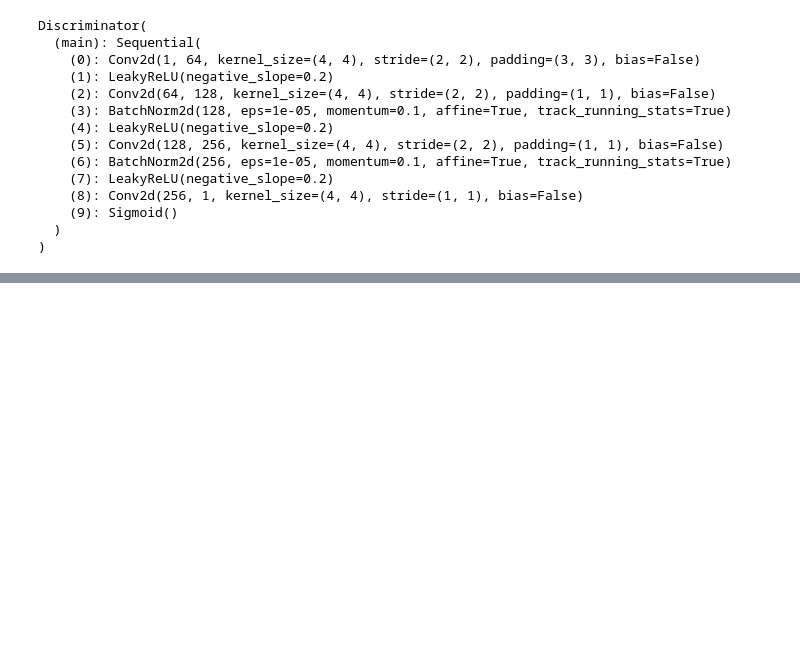
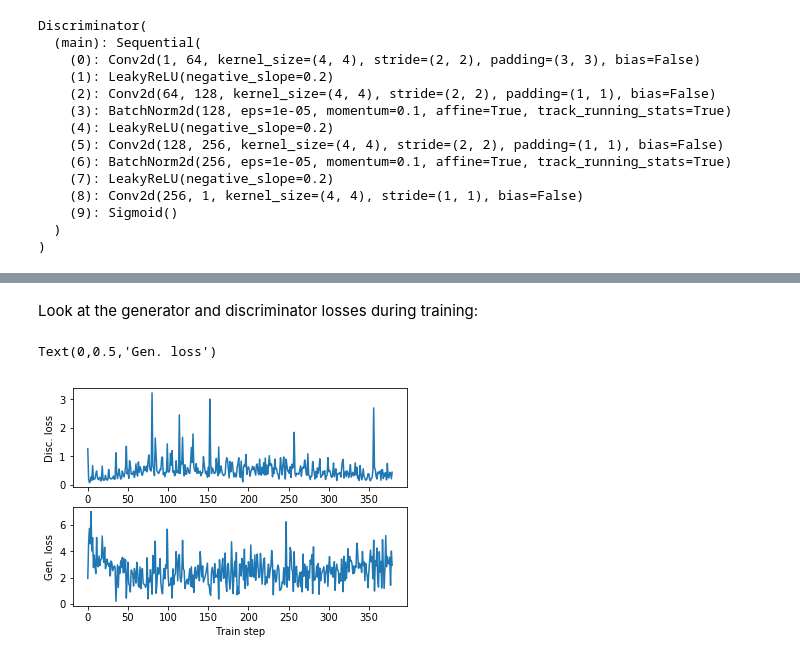
Before and after one commit to briantimar/pytorch-mnist-dcgan, a Jupyter notebook: train-mnist-dcgan.ipynb, the cells around one changed output, grey strips where cells are left out. Drawn from its saved outputs; the diff is of its cells as text; code cells hidden in the pictures; blank space fills up the shorter version.

Commit message:
training plots

```diff
--- a/train-mnist-dcgan.ipynb
+++ b/train-mnist-dcgan.ipynb
@@ -48,8 +75,6 @@ class Generator(nn.Module):
 
         self.latent_size = latent_size
 
-        #spatial extent at each layer
-        size = [4, 8, 16, 32]
         #kernel size
         self.kernel_size =4
         #(proportional to the) number of generator filters
@@ -168,6 +206,6 @@ Discriminator(
 # %%
 batch_size = 64
 # %%
-dl = DataLoader(ds, batch_size=batch_size)
+dl = DataLoader(ds, batch_size=batch_size, shuffle=True)
 # %%
 loss = nn.BCELoss()
@@ -183,4 +229,4 @@ optimizerG = torch.optim.Adam(G.parameters(), lr=lr,betas=(beta, .999))
 # %%
-epochs = 30
+epochs = 10
 # %%
 from torchvision.utils import save_image
@@ -226,15 +280,16 @@ for epoch in range(epochs):
         gen_loss.backward()
         optimizerG.step()
 
-        if i %100 ==0:
+        if i % 25 ==0:
             disc_losses.append(disc_loss.item())
             gen_losses.append(gen_loss.item())
 
-        #save some examples of real and fake images
-        save_image(x, "saved_images/real_epoch_%d.png"%savestep)
-        save_image(fake_outputs, "saved_images/fake_epoch_%d.png"%savestep)
+            #save some examples of real and fake images
+            save_image((x+1)/2, "saved_images/real_step_%d.png"%savestep)
+            save_image((fake_outputs+1)/2, "saved_images/fake_step_%d.png"%savestep)
+            savestep += 1
 
-    #save the models
+    #save the models every epoch
     torch.save(D.state_dict(), "saved_models/discriminator_epoch%d"%epoch)
     torch.save(G.state_dict(), "saved_models/generator_epoch%d"%epoch)
 # %% [output]
@@ -243,3 +307,5 @@ Starting epoch 0...
 import numpy as np
 np.save("saved_models/generator_loss", gen_losses)
 np.save("saved_models/discriminator_loss", disc_losses)
+# %% [markdown]
+Look at the generator and discriminator losses during training:
@@ -245,0 +314,14 @@ np.save("saved_models/discriminator_loss", disc_losses)
+# %%
+fig, axes = plt.subplots(2,1)
+
+ax = axes[0]
+ax.plot(disc_losses)
+ax.set_ylabel("Disc. loss")
+
+ax = axes[1]
+ax.plot(gen_losses)
+ax.set_xlabel("Train step")
+ax.set_ylabel("Gen. loss")
+# %% [output]
+Text(0,0.5,'Gen. loss')
+[figure, added]
```
Also changed, not shown: parts of 34 cells of this notebook.
